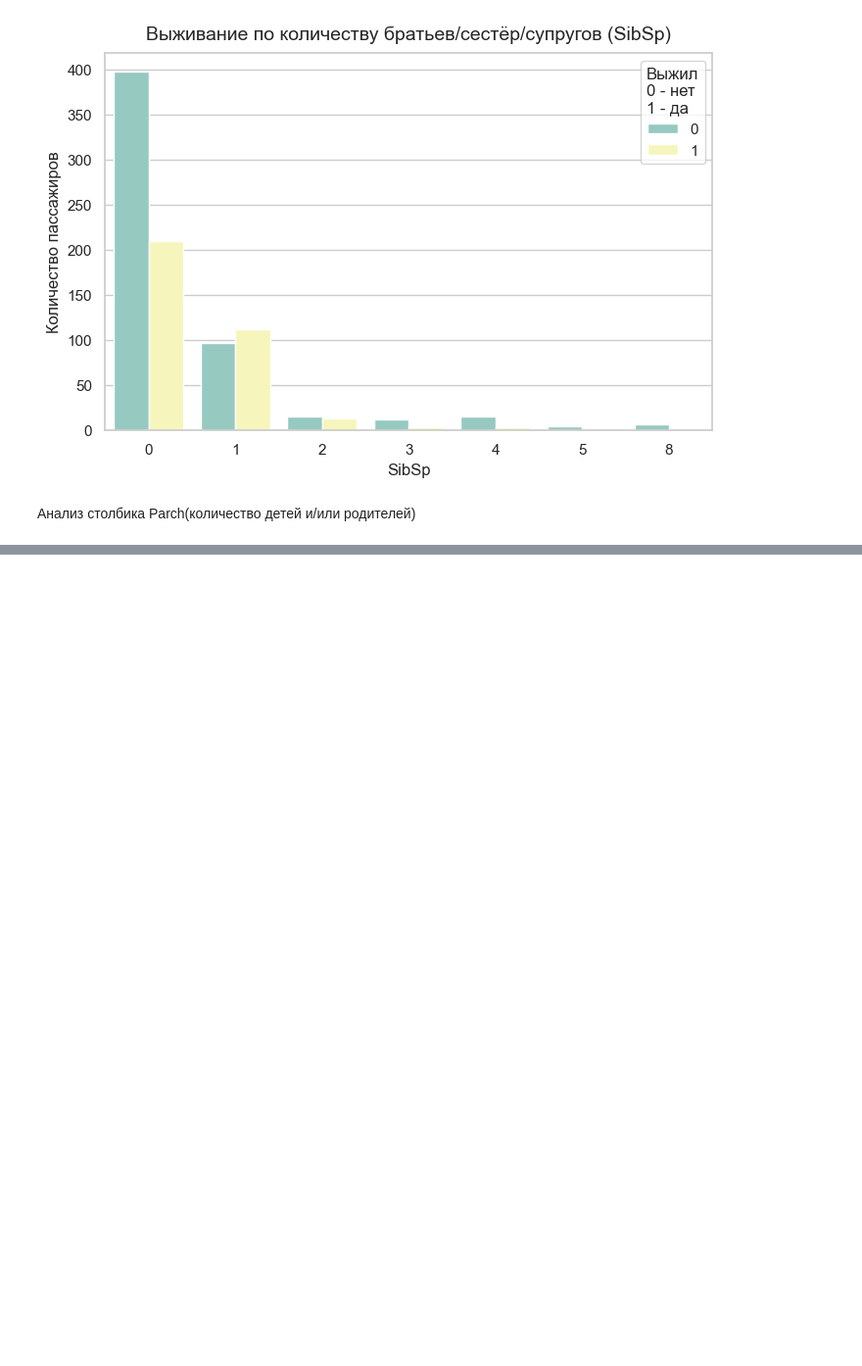
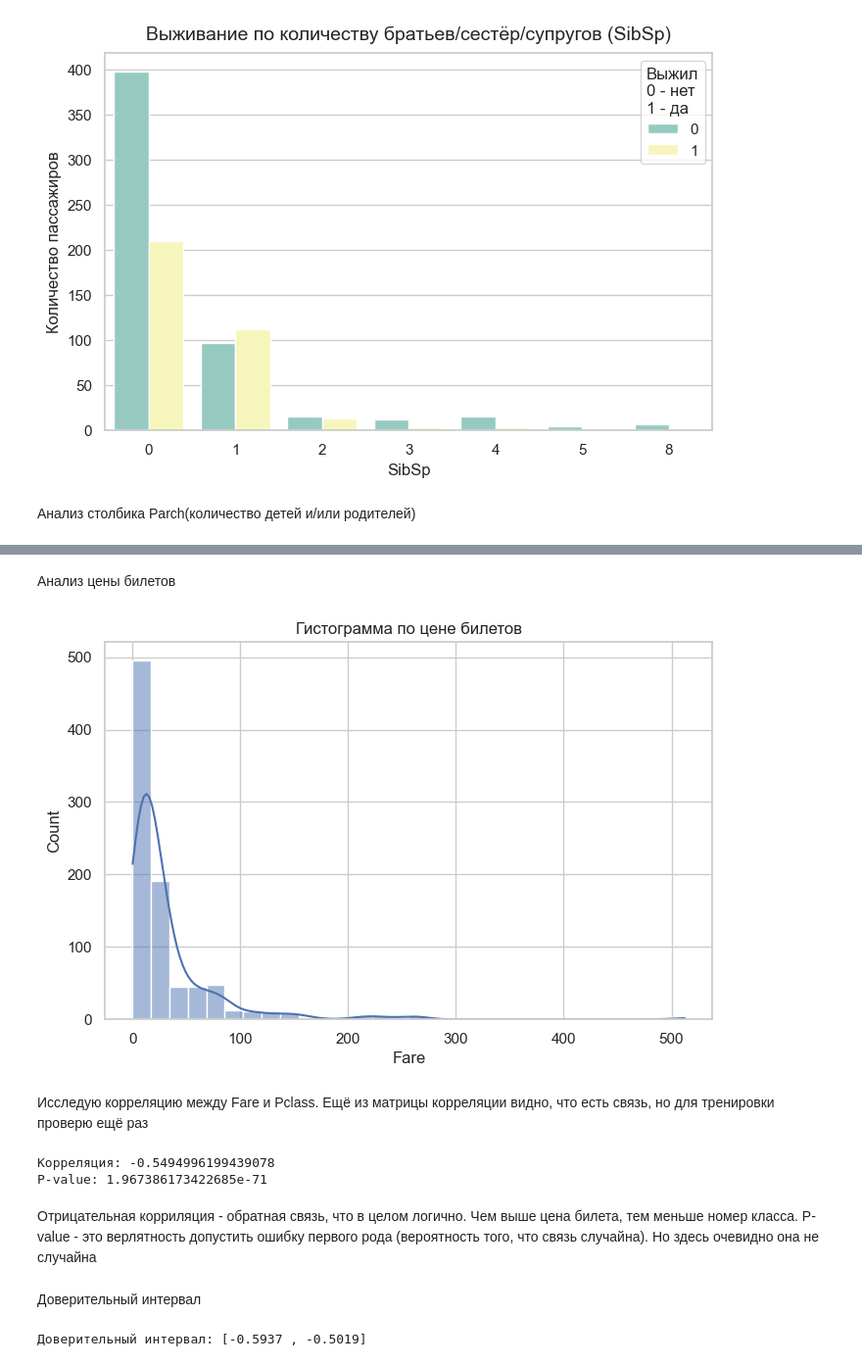
Before and after one commit to nafaniaa/titanic_project, a Jupyter notebook: notebooks/main.ipynb, the cells around one changed output, grey strips where cells are left out. Shown: that part at 98% size. Saved outputs shown, nothing was run; the diff lists cells and outputs as text; code cells hidden in the pictures; blank space fills up the shorter version.

```diff
--- a/notebooks/main.ipynb
+++ b/notebooks/main.ipynb
@@ -230,0 +301,37 @@ Name: count, dtype: int64
+# %% [markdown]
+Анализ цены билетов
+# %%
+plt.figure(figsize=(8,5))
+sns.histplot(train_df['Fare'], bins = 30, kde= True)
+plt.title('Гистограмма по цене билетов')
+plt.show()
+# %% [output]
+[figure, added]
+# %% [markdown]
+Исследую корреляцию между Fare и Pclass. Ещё из матрицы корреляции видно, что есть связь, но для тренировки проверю ещё раз
+# %%
+x = train_df['Fare']
+y = train_df['Pclass']
+
+r, p = stats.pearsonr(x, y)
+print('Корреляция:', r)
+print('P-value:', p)
+# %% [output]
+Корреляция: -0.5494996199439078
+P-value: 1.967386173422685e-71
+# %% [markdown]
+Отрицательная корриляция - обратная связь, что в целом логично. Чем выше цена билета, тем меньше номер класса. P-value - это верлятность допустить ошибку первого рода (вероятность того, что связь случайна). Но здесь очевидно она не случайна
+# %% [markdown]
+Доверительный интервал
+# %%
+z = np.arctanh(r)
+n = len(x)
+se_z = 1 / np.sqrt(n - 3)
+z_critical = 1.96
+ci_lower_z = z - z_critical * se_z
+ci_upper_z = z + z_critical * se_z
+ci_upper_r = np.tanh(ci_upper_z)
+ci_lower_r = np.tanh(ci_lower_z)
+print(f'Доверительный интервал: [{ci_lower_r:.4f} , {ci_upper_r:.4f}]')
+# %% [output]
+Доверительный интервал: [-0.5937 , -0.5019]
```
Also changed, not shown: parts of 26 cells of this notebook.
